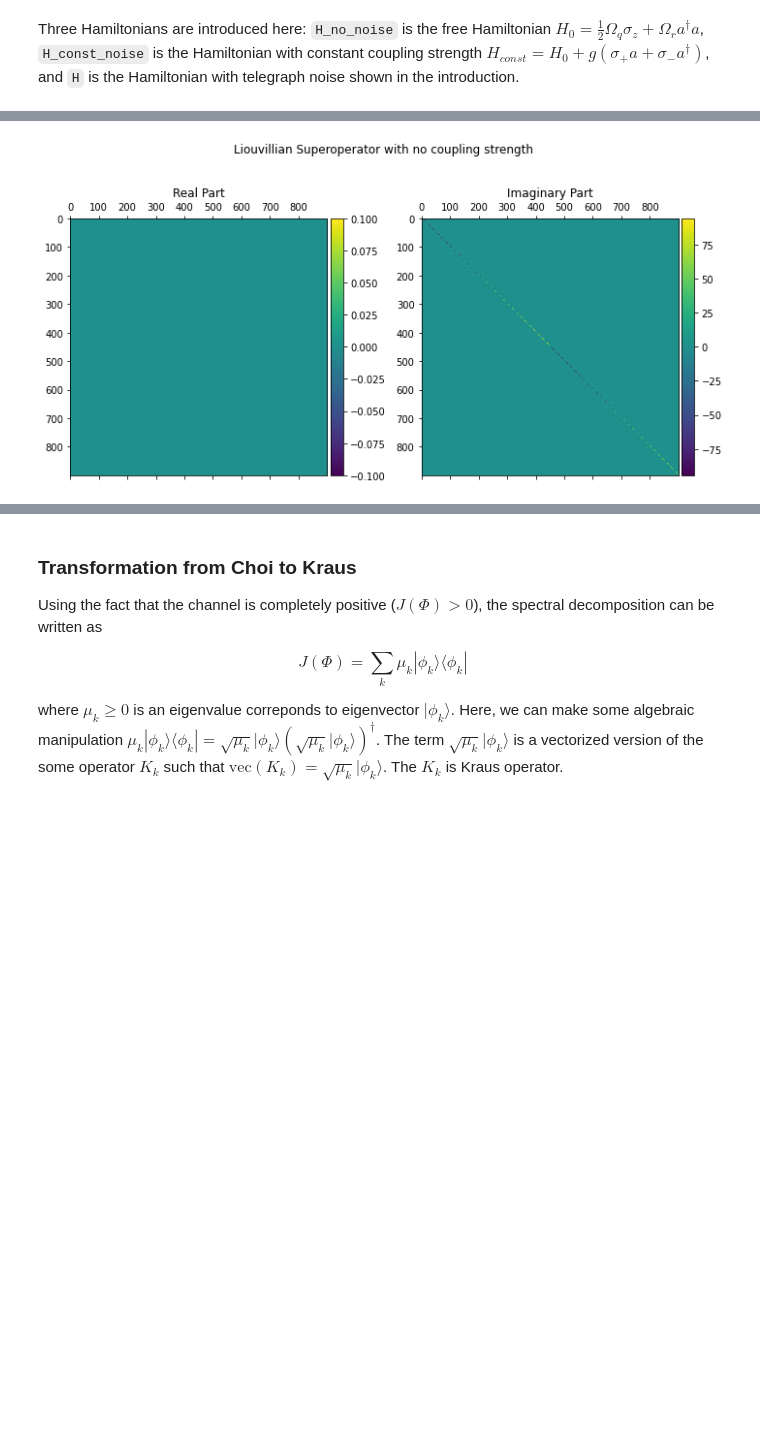
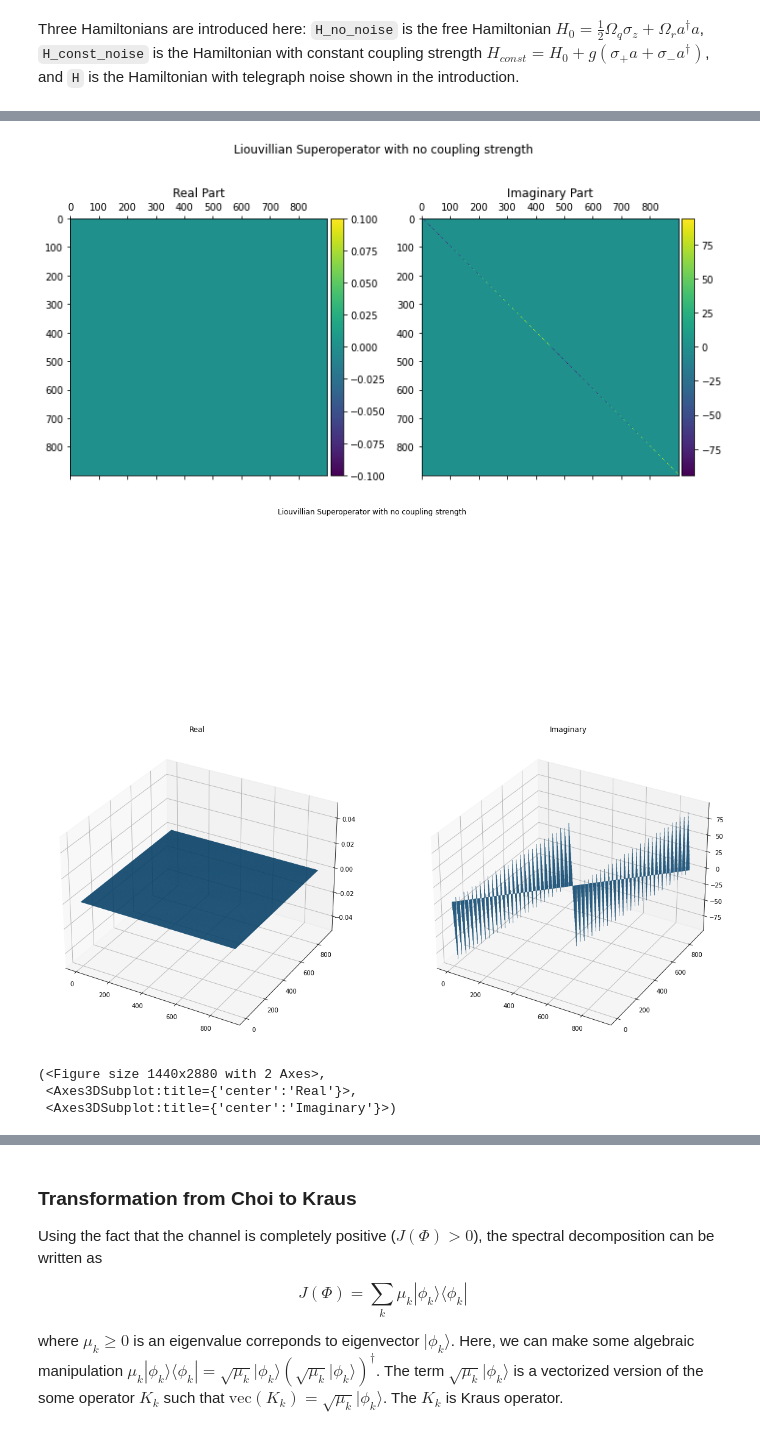
Before and after one commit to earth-chiva/jaynes-cummings, a Jupyter notebook: operator.ipynb, the cells around one changed output, grey strips where cells are left out. Saved outputs shown, nothing was run; the diff lists cells and outputs as text; code cells hidden in the pictures; blank space fills up the shorter version.

```diff
--- a/operator.ipynb
+++ b/operator.ipynb
@@ -301,12 +250,17 @@ where $\tilde{\mathcal{L}}$ is called Liouville superoperator.
 # %%
 liouvillian_0 = liouvillian(H_0, [])            # Liouvillian of Free Hamiltonian
 
 matrix_plot(liouvillian_0,
             title="Liouvillian Superoperator with no coupling strength")
-# matrix_plot2(liouvillian_0,
-#              title="Liouvillian Superoperator with no coupling strength")
+
+matrix_plot3d(liouvillian_0,
+             title="Liouvillian Superoperator with no coupling strength")
 # %% [output]
 [figure]
+[figure, added]
+(<Figure size 1440x2880 with 2 Axes>,
+ <Axes3DSubplot:title={'center':'Real'}>,
+ <Axes3DSubplot:title={'center':'Imaginary'}>)
 # %%
 liouvillian_const_noise = liouvillian(H_const_noise, [])    # Liouvillian of the constant coupling strength
 
```
Also changed, not shown: parts of 21 cells of this notebook, 2 other files.
